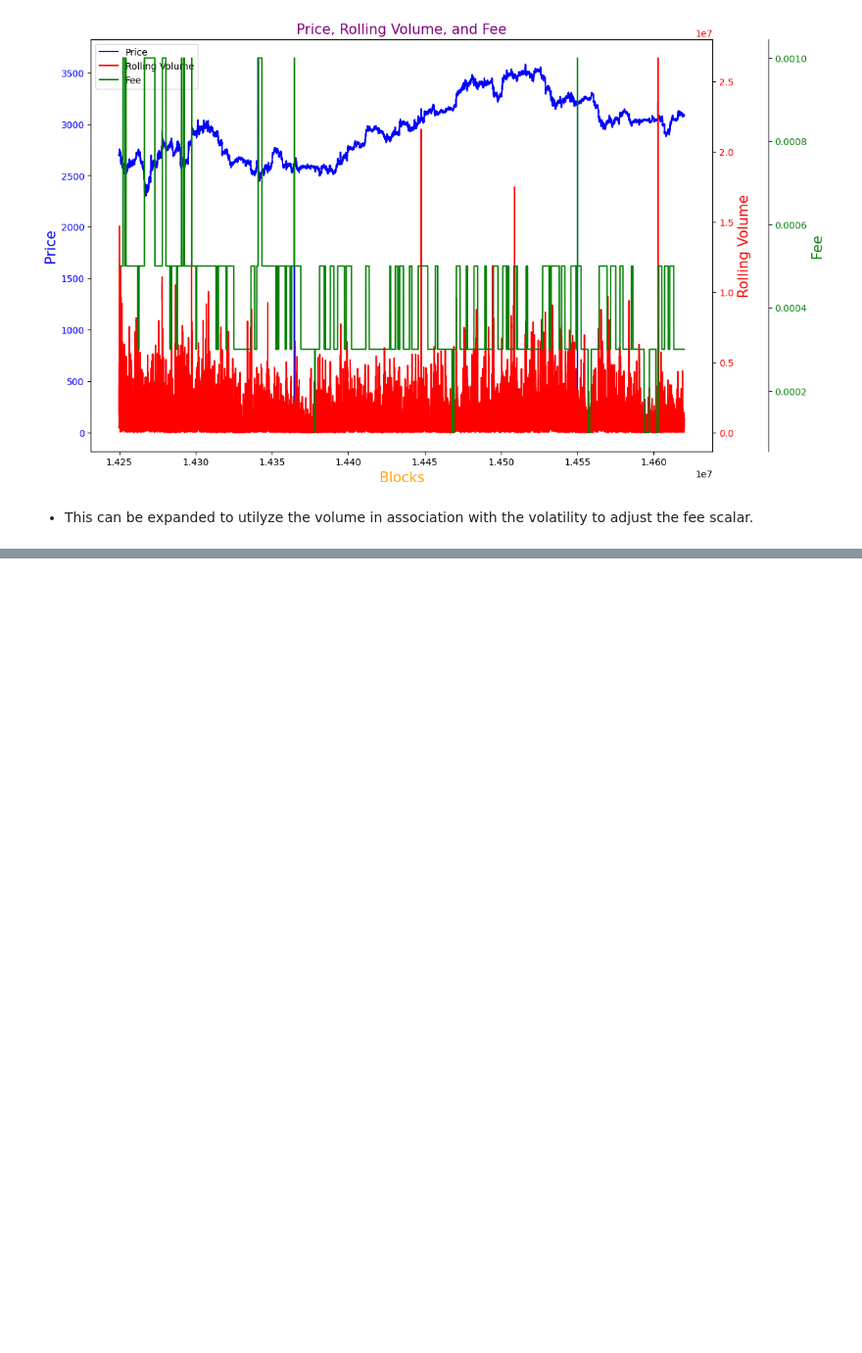
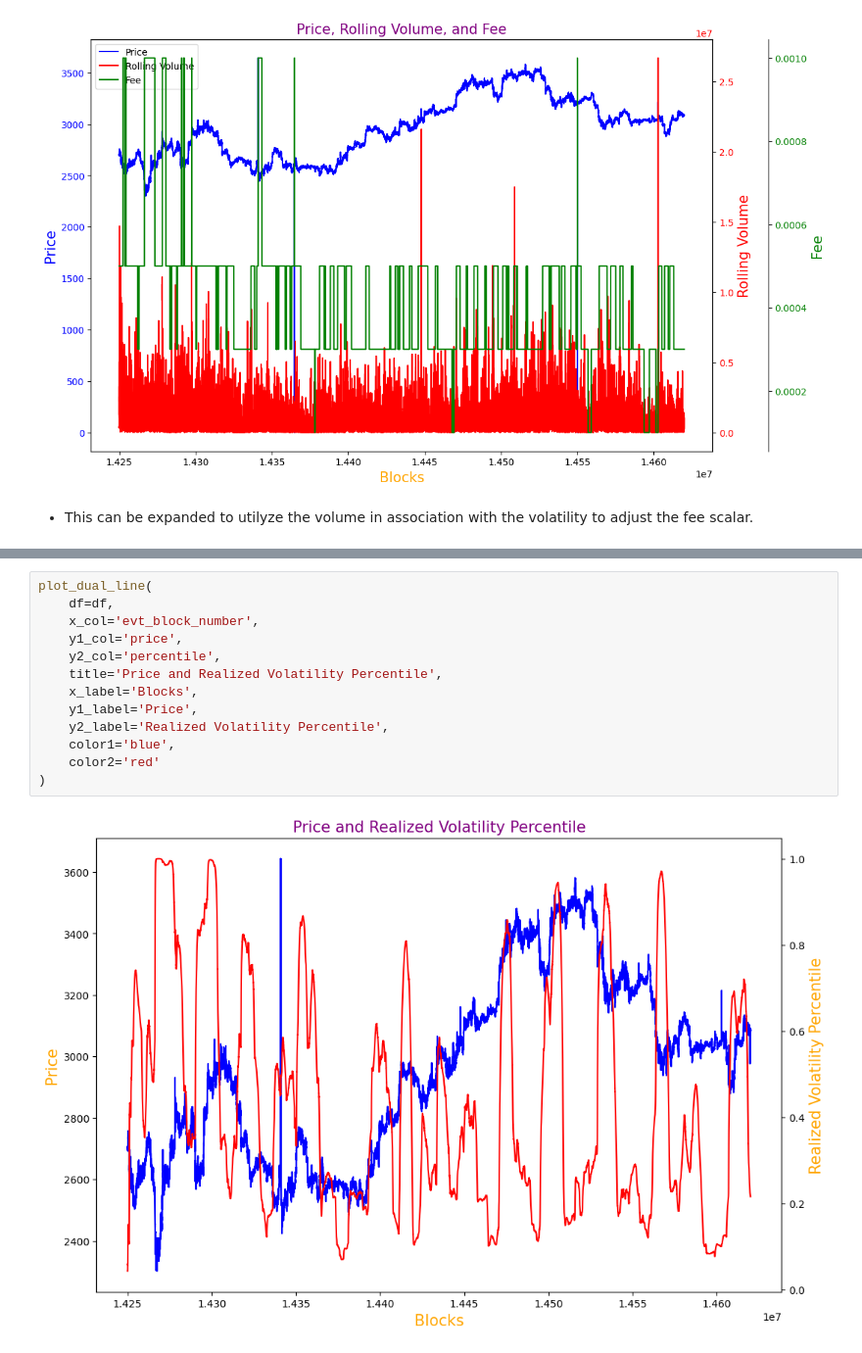
Before and after one commit to semiotic-ai/realized_volatility_substream, a Jupyter notebook: notebooks/notebooks/notes-denver.ipynb, the cells around one changed output, grey strips where cells are left out. Shown at 98% size. Drawn from its saved outputs; the diff is of its cells as text; blank space fills up the shorter version.

```diff
--- a/notebooks/notebooks/notes-denver.ipynb
+++ b/notebooks/notebooks/notes-denver.ipynb
@@ -816,0 +1011,15 @@ plot_triple_line(
+# %%
+plot_dual_line(
+    df=df,
+    x_col='evt_block_number',
+    y1_col='price',
+    y2_col='percentile',
+    title='Price and Realized Volatility Percentile',
+    x_label='Blocks',
+    y1_label='Price',
+    y2_label='Realized Volatility Percentile',
+    color1='blue',
+    color2='red'
+)
+# %% [output]
+[figure, added]
```
Also changed, not shown: parts of 23 cells of this notebook, 2 other files.
